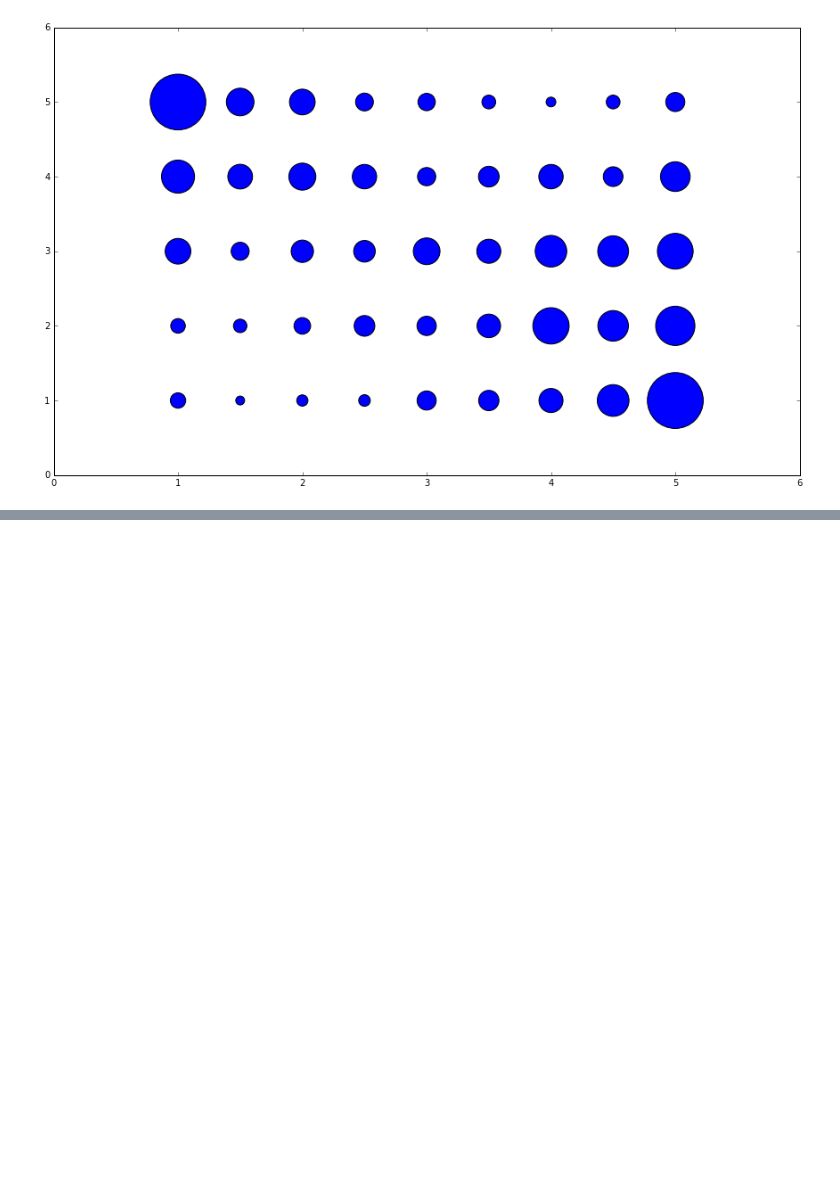
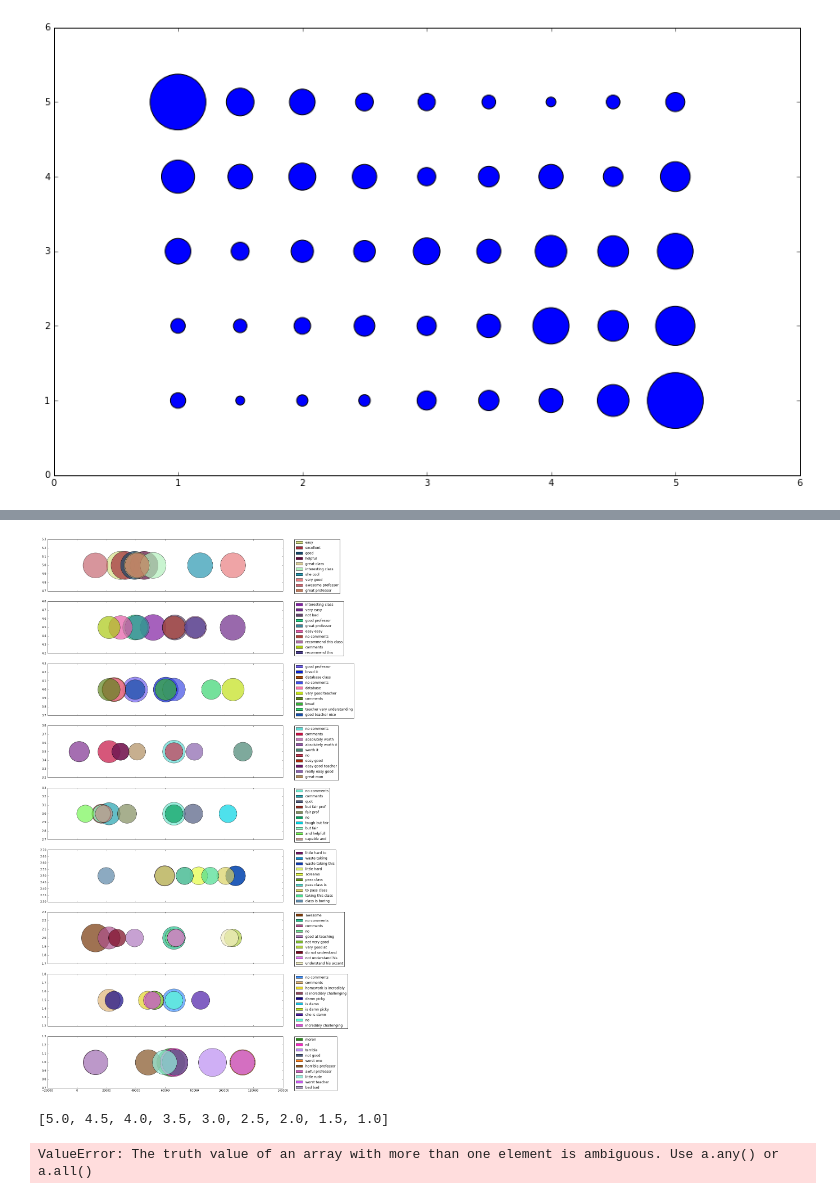
Before and after one commit to monkeydunkey/Scrape_Rate_My_professor, a Jupyter notebook: Ratings Analysis .ipynb, the cells around one changed output, grey strips where cells are left out. Cells and saved outputs as stored; diff of their text form; code cells hidden in the pictures; blank space fills up the shorter version.

Commit message:
Bag of Word Analysis Completed
TF-IDF analysis completed. Top 10 words from each rating was selected

```diff
--- a/Ratings Analysis .ipynb
+++ b/Ratings Analysis .ipynb
@@ -115,3 +117,10 @@ plt.scatter(tempDf['rOverall'], tempDf['rEasy'], s=tempDf['count']*10)
 # %% [output]
 <matplotlib.collections.PathCollection at 0x...>
 [figure]
+# %%
+df = pd.read_csv('ratings.csv')[['rOverall', 'rComments']].dropna().reset_index()
+count_vect = CountVectorizer(ngram_range=(1,3))
+X_train_counts = count_vect.fit_transform(df.rComments)
+tfidf_transformer = TfidfTransformer()
+X_train_tfidf = tfidf_transformer.fit_transform(X_train_counts)
+X_train_tfidf.shape
@@ -117,0 +129,16 @@ plt.scatter(tempDf['rOverall'], tempDf['rEasy'], s=tempDf['count']*10)
+# %%
+tempDf = pd.DataFrame({'WordIndex' : [], 'TF_IDFScores' : [], 'Names' : [], 'rOverall' : []})
+for i in df['rOverall'].unique():
+    indexs = df[df['rOverall'] == i].index.values
+    temp_dense = X_train_tfidf[indexs,:].todense()
+    MaxFeatureValues = temp_dense.max(axis = 0).tolist()[0]
+    phrase_scores = [pair for pair in zip(range(0, len(MaxFeatureValues)), MaxFeatureValues) if pair[1] > 0]
+    TopWords = sorted(phrase_scores, key=lambda t: t[1] * -1)[:10]
+    ind = [x[0] for x in TopWords]
+    featurelist = count_vect.get_feature_names()
+    TopWordsNames = [featurelist[j] for j in ind]
+    tempDataframe = pd.DataFrame(TopWords, columns=['WordIndex', 'TF_IDFScores'])
+    tempDataframe['Names'] = TopWordsNames
+    tempDataframe['rOverall'] = i
+    tempDf = tempDf.append(tempDataframe)
+tempDf
@@ -117,0 +164,27 @@ plt.scatter(tempDf['rOverall'], tempDf['rEasy'], s=tempDf['count']*10)
+# %%
+fig_size = plt.rcParams["figure.figsize"]
+fig_size[0] = 15
+fig_size[1] = 35
+plt.rcParams["figure.figsize"] = fig_size
+fig, ax = plt.subplots(len(tempDf['rOverall'].unique()), sharex = True )
+OverallSorted = sorted(tempDf['rOverall'].unique(), key=lambda t: t * -1)
+for i in OverallSorted:
+    recs = []
+    classes = []
+    for word in tempDf[tempDf['rOverall'] == i]['WordIndex'].unique():
+        color  = np.random.rand(3,1)
+        ax[OverallSorted.index(i)].scatter(word, i ,s=tempDf[(tempDf['rOverall'] == i) & (tempDf['WordIndex'] == word)]\
+                                               ['TF_IDFScores']*10000, c=color, alpha=0.7)
+        recs.append(mpatches.Rectangle((0,0),1,1,fc=color))
+        classes.append(tempDf[(tempDf['rOverall'] == i) & (tempDf['WordIndex'] == word)]['Names'].unique()[0])
+    ax[OverallSorted.index(i)].legend(recs, classes, bbox_to_anchor=(1.05, 1), loc=2, borderaxespad=0.)
+# %% [output]
+[figure, added]
+# %%
+OverallSorted
+# %% [output]
+[5.0, 4.5, 4.0, 3.5, 3.0, 2.5, 2.0, 1.5, 1.0]
+# %%
+sorted(tempDf['rOverall'].unique(), key=lambda t: t * -1)]
+# %% [output]
+ValueError: The truth value of an array with more than one element is ambiguous. Use a.any() or a.all()
```
Also changed, not shown: parts of 5 cells of this notebook, 1 other file.
